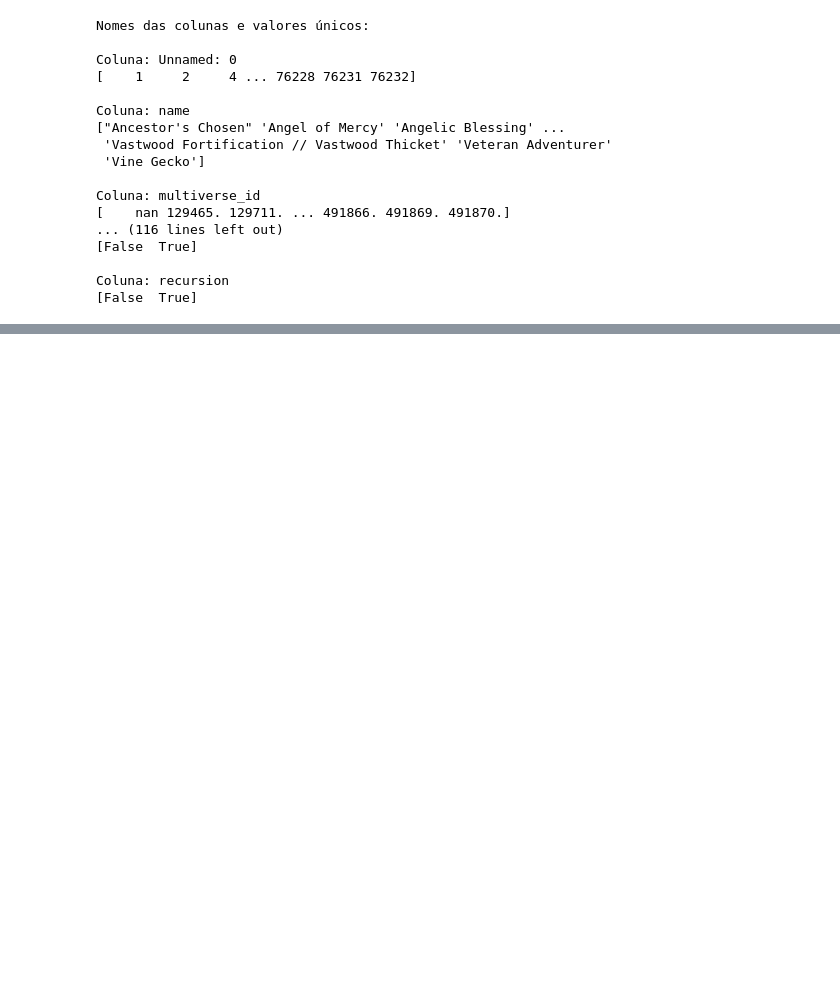
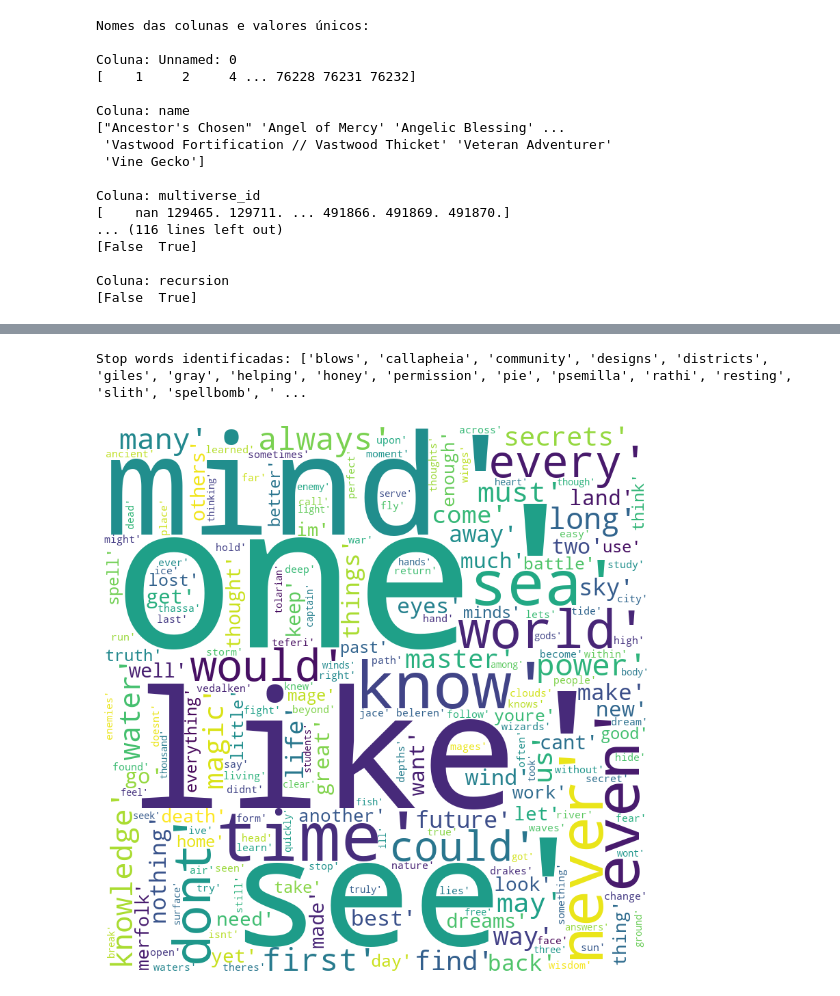
Before and after one commit to JoaoVitorFigueiredo/MagicColourAnalisis_TextMining, a Jupyter notebook: codigo.ipynb, the cells around one changed output, grey strips where cells are left out. Drawn from its saved outputs; the diff is of its cells as text; code cells hidden in the pictures; blank space fills up the shorter version.

```diff
--- a/codigo.ipynb
+++ b/codigo.ipynb
@@ -320,0 +389,57 @@ wings: 11.28958630273801
+# %%
+# Calcular o desvio padrão de cada palavra nas diferentes cores (documentos)
+std_dev = tfidf_df.std(axis=0)
+
+# Limite para considerar a palavra como "stop word"
+threshold = 0.0005  # Ajuste conforme necessário
+
+# Identificar as palavras com desvio padrão baixo
+stop_words = std_dev[std_dev < threshold].index.tolist()
+
+# Exibir as palavras identificadas como "stop words"
+print("Stop words identificadas:", stop_words)
+# %% [output]
+Stop words identificadas: ['blows', 'callapheia', 'community', 'designs', 'districts', 'giles', 'gray', 'helping', 'honey', 'permission', 'pie', 'psemilla', 'rathi', 'resting', 'slith', 'spellbomb', ' ...
+# %%
+
+# Codigo bem rudimentar -> não usa o pmi(?) e tira manualmente as stopwords
+
+def make_word_map(col, df):
+    comment_words = ''
+    stopwords = set(STOPWORDS)
+
+    # iterate through the csv file
+    for val in df[col]:
+
+        # typecaste each val to string
+        val = str(val)
+
+        # split the value
+        tokens = val.split()
+
+        # Converts each token into lowercase
+        for i in range(len(tokens)):
+            tokens[i] = tokens[i].lower()
+
+        comment_words += " ".join(tokens)+" "
+
+    wordcloud = WordCloud(width = 800, height = 800,
+                    background_color ='white',
+                    stopwords = stopwords,
+                    min_font_size = 10).generate(comment_words)
+
+    # plot the WordCloud image
+    plt.figure(figsize = (8, 8), facecolor = None)
+    plt.imshow(wordcloud)
+    plt.axis("off")
+    plt.tight_layout(pad = 0)
+
+    plt.show()
+# %%
+color = "U"
+
+df_cor = df[df["color"] == color]
+
+make_word_map("processed_flavor", df_cor)
+# %% [output]
+[figure, added]
```
Also changed, not shown: parts of 10 cells of this notebook.
